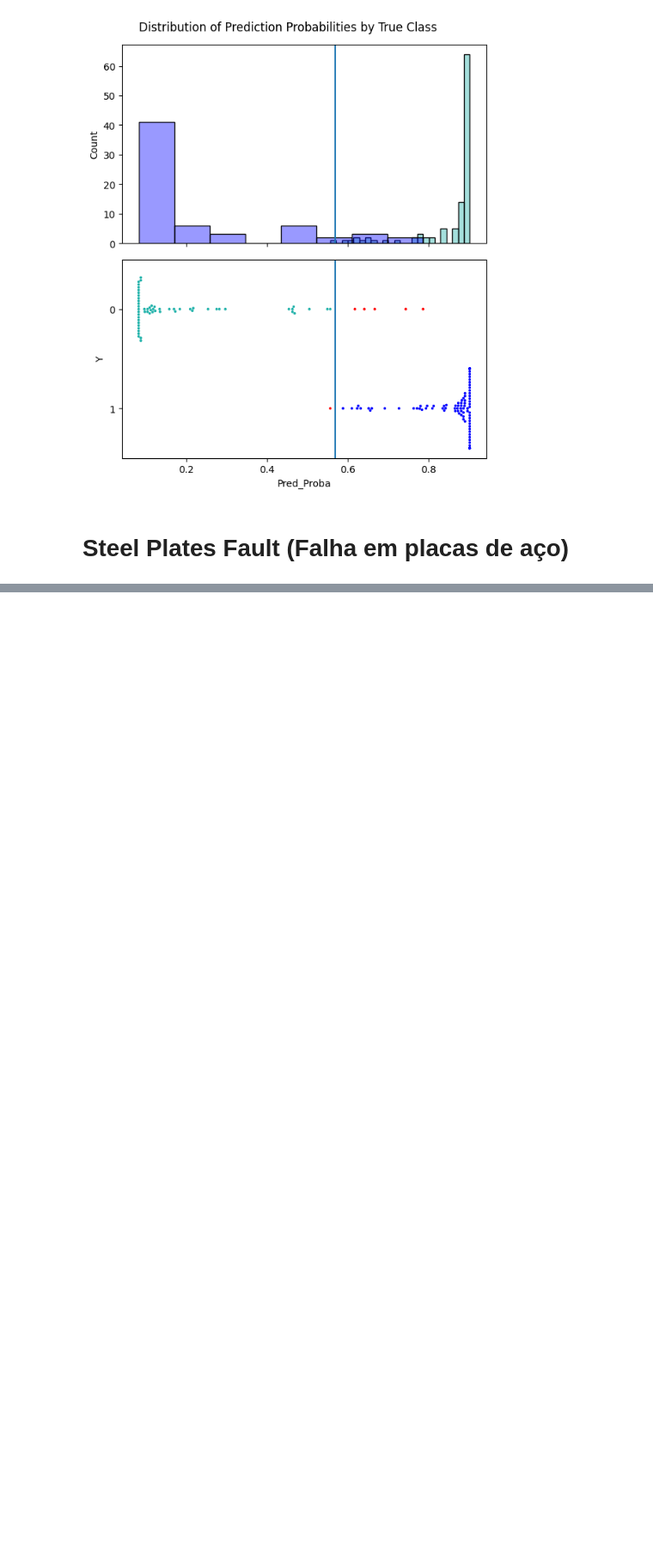
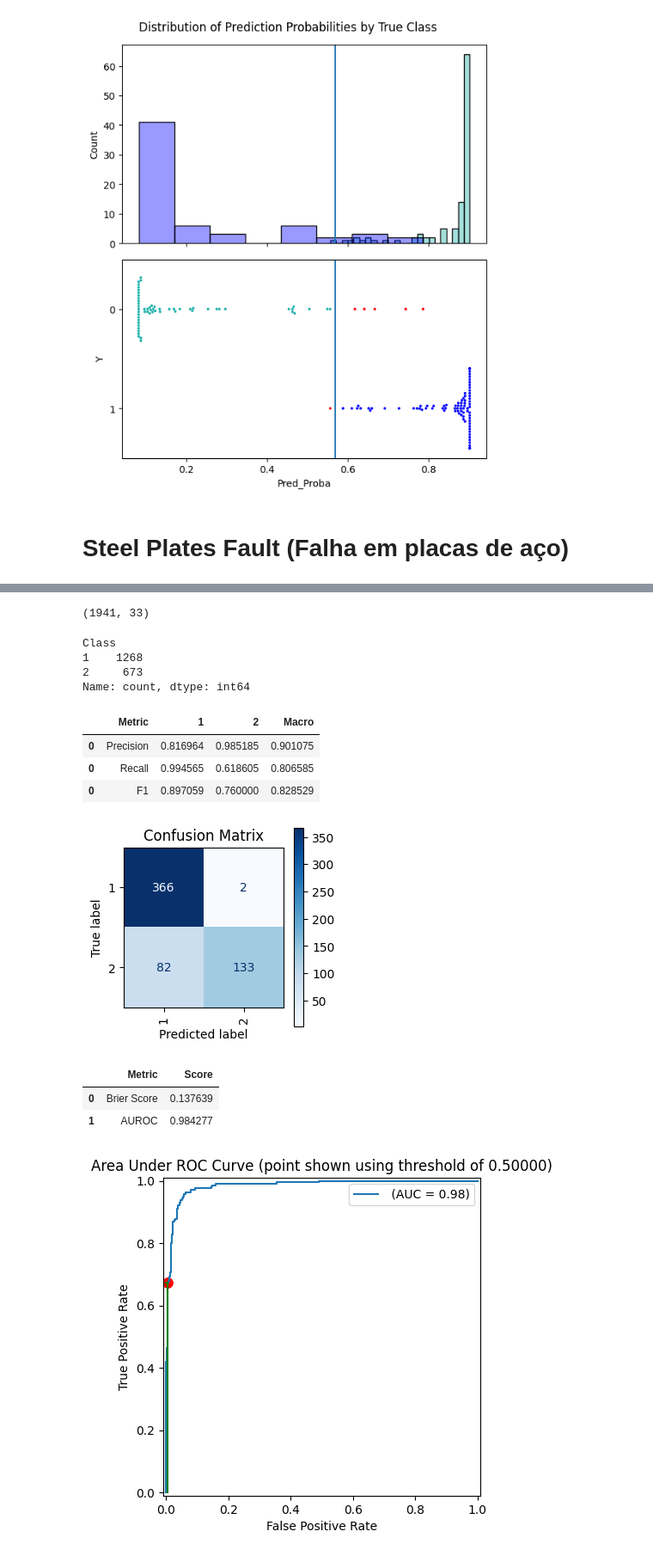
Before and after one commit to EddyGiusepe/ClassificationTresholdTuner, a Jupyter notebook: notebooks/Real_Datasets.ipynb, the cells around one changed output, grey strips where cells are left out. Shown at 86% size. Cells and saved outputs as stored; diff of their text form; code cells hidden in the pictures; blank space fills up the shorter version.

```diff
--- a/notebooks/Real_Datasets.ipynb
+++ b/notebooks/Real_Datasets.ipynb
@@ -171,0 +180,43 @@ df.head()
+# %%
+df.shape
+# %% [output]
+(1941, 33)
+# %%
+target_classes = ['1', '2']
+# %%
+y_true = data['target']
+y_true.value_counts()
+# %% [output]
+Class
+1    1268
+2     673
+Name: count, dtype: int64
+# %%
+X_train, X_test, y_train, y_test = train_test_split(df, y_true, test_size=0.30, random_state=42)
+
+clf = RandomForestClassifier(max_depth=3, random_state=0)
+clf.fit(X_train, y_train)
+y_pred = clf.predict(X_test)
+y_pred_proba = clf.predict_proba(X_test)
+
+tuner = ClassificationThresholdTuner()
+# %%
+# Primeiro, analisamos as métricas usando o limite padrão de 0,5:
+
+tuner.print_stats_proba(
+    y_true=y_test,
+    target_classes=target_classes,
+    y_pred_proba=y_pred_proba,
+    default_class=None,
+    thresholds=None
+)
+# %% [output]
+|  | Metric | 1 | 2 | Macro |
+| 0 | Precision | 0.816964 | 0.985185 | 0.901075 |
+| 0 | Recall | 0.994565 | 0.618605 | 0.806585 |
+| 0 | F1 | 0.897059 | 0.760000 | 0.828529 |
+[figure, added]
+|  | Metric | Score |
+| 0 | Brier Score | 0.137639 |
+| 1 | AUROC | 0.984277 |
+[figure, added]
```
Also changed, not shown: parts of 29 cells of this notebook.
